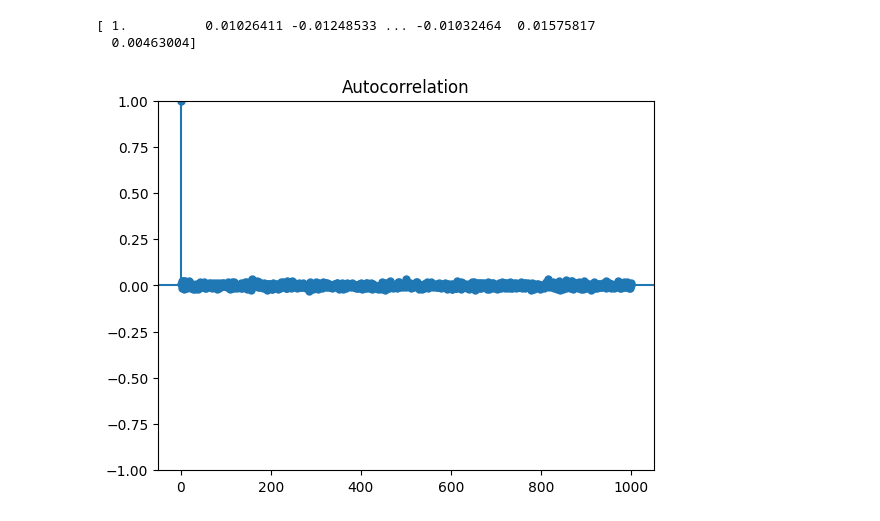
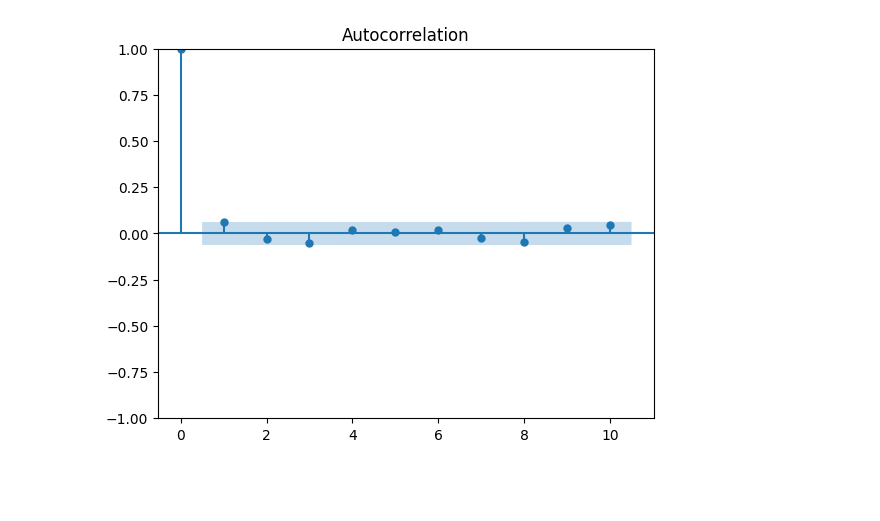
Before and after one commit to Thursday-Evening-Hackathon/PseudorandomNumbers, a Jupyter notebook: ACORN.ipynb, the cells around one changed output. Drawn from its saved outputs; the diff is of its cells as text; code cells hidden in the pictures; blank space fills up the shorter version.

```diff
--- a/ACORN.ipynb
+++ b/ACORN.ipynb
@@ -4,20 +4,21 @@ import matplotlib.pyplot as plt
 import statsmodels.api as sm
 from statsmodels.graphics import tsaplots
 # %%
-class AcornRandom:
-    def __init__(self,seed) -> None:
+class ACORN:
+    def __init__(self) -> None:
 
         self.k = 25         # Order k
-        self.maxint = 2**60 #Modulus M
+        self.maxint = 2**60 # Modulus M
 
         self.ixv1 = np.zeros(self.k+1)
         self.ixv2 = np.zeros(self.k+1)
 
-        self.ixv1[0] = 2**10-seed #inital seed(?)
-        self.ixv2[0] = 2**10-seed #inital seed(?)
         return
 
-    def random(self,N):
+    def random(self,seed,N):
+
+        self.ixv1[0] = 2**52-seed #inital seed(?)
+        self.ixv2[0] = 0#2**10-seed #inital seed(?)
 
         rnd_arr = np.zeros(N)
 
@@ -38,6 +39,6 @@ class AcornRandom:
         return rnd_arr
 # %%
 
-rnd = AcornRandom(393)
+rnd = ACORN()
 
-a = rnd.random(10000)
+a = rnd.random(393,1000)
@@ -44,11 +50,8 @@ a = rnd.random(10000)
 # %%
 
-acf = sm.tsa.stattools.acf(a, nlags = 1000, fft=False)
-print(acf)
+acf = sm.tsa.stattools.acf(a, nlags = 10, fft=False)
 
-fig2 = tsaplots.plot_acf(a, lags=1000, fft=False)
+fig2 = tsaplots.plot_acf(a, lags=10, fft=False)
 plt.show()
 # %% [output]
-[ 1.          0.01026411 -0.01248533 ... -0.01032464  0.01575817
-  0.00463004]
-[figure, old version]
+[figure, new version]
```
Also changed, not shown: parts of 1 cell of this notebook.
